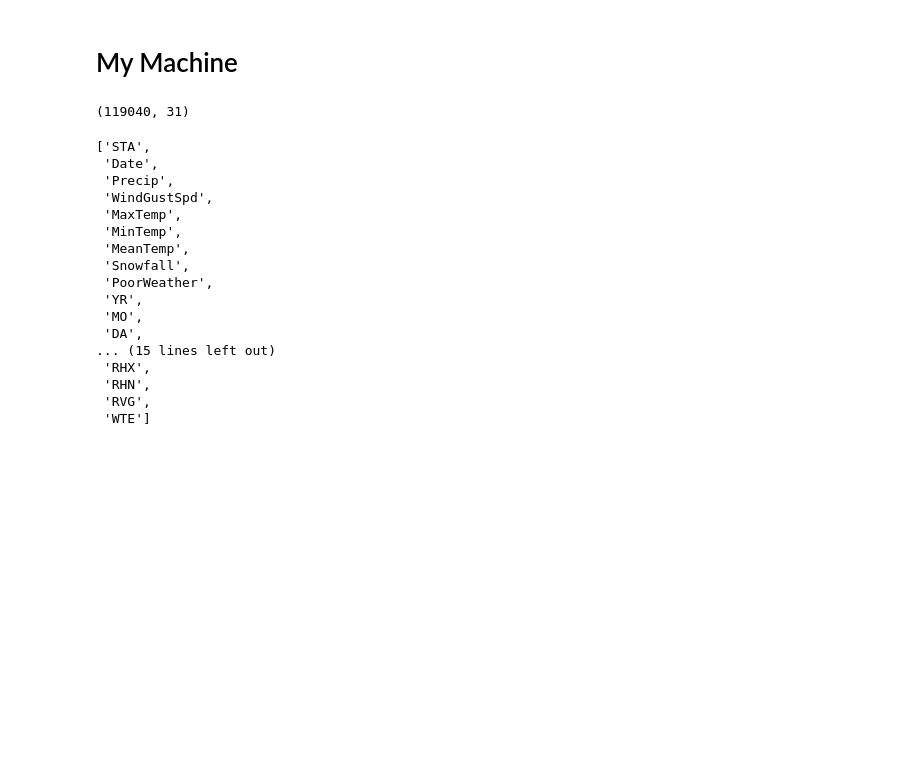
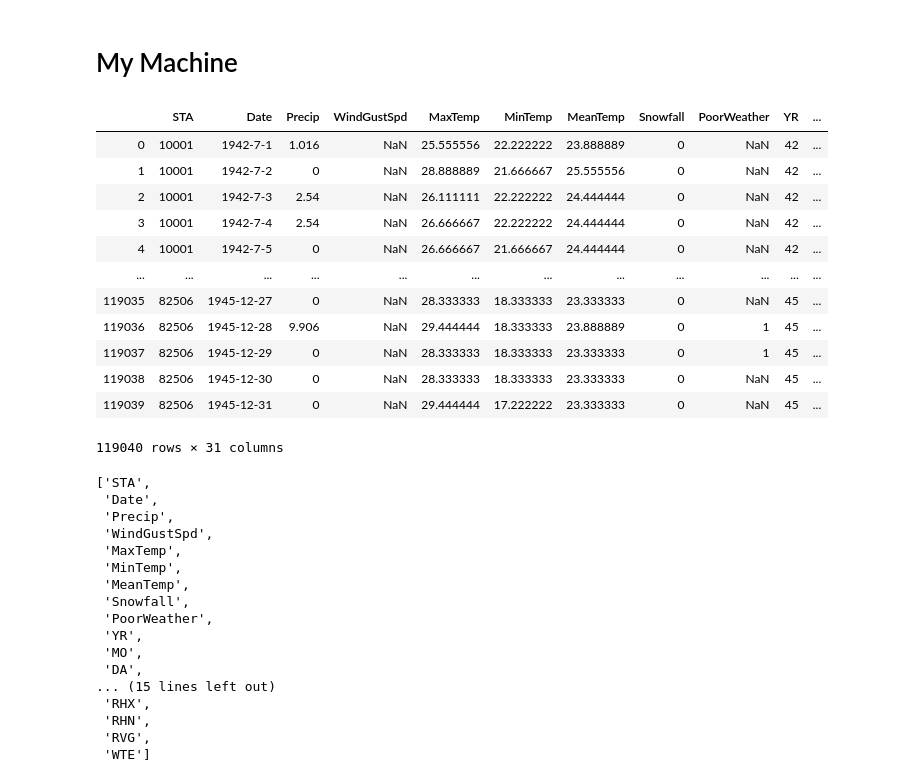
Before and after one commit to avikravi/pythonProblems, a Jupyter notebook: 0_Notes/Machine Learning - Weather Data.ipynb, the cells around one changed output. Cells and saved outputs as stored; diff of their text form; code cells hidden in the pictures; blank space fills up the shorter version.

```diff
--- a/0_Notes/Machine Learning - Weather Data.ipynb
+++ b/0_Notes/Machine Learning - Weather Data.ipynb
@@ -12,9 +12,21 @@ from sklearn import metrics
 # %%
 df = pd.read_csv('Weather.csv')
 # %%
-df.shape
+df
 # %% [output]
+|  | STA | Date | Precip | WindGustSpd | MaxTemp | MinTemp | MeanTemp | Snowfall | PoorWeather | YR | ... |
+| 0 | 10001 | 1942-7-1 | 1.016 | NaN | 25.555556 | 22.222222 | 23.888889 | 0 | NaN | 42 | ... |
+| 1 | 10001 | 1942-7-2 | 0 | NaN | 28.888889 | 21.666667 | 25.555556 | 0 | NaN | 42 | ... |
+| 2 | 10001 | 1942-7-3 | 2.54 | NaN | 26.111111 | 22.222222 | 24.444444 | 0 | NaN | 42 | ... |
+| 3 | 10001 | 1942-7-4 | 2.54 | NaN | 26.666667 | 22.222222 | 24.444444 | 0 | NaN | 42 | ... |
+| 4 | 10001 | 1942-7-5 | 0 | NaN | 26.666667 | 21.666667 | 24.444444 | 0 | NaN | 42 | ... |
+| ... | ... | ... | ... | ... | ... | ... | ... | ... | ... | ... | ... |
+| 119035 | 82506 | 1945-12-27 | 0 | NaN | 28.333333 | 18.333333 | 23.333333 | 0 | NaN | 45 | ... |
+| 119036 | 82506 | 1945-12-28 | 9.906 | NaN | 29.444444 | 18.333333 | 23.888889 | 0 | 1 | 45 | ... |
+| 119037 | 82506 | 1945-12-29 | 0 | NaN | 28.333333 | 18.333333 | 23.333333 | 0 | 1 | 45 | ... |
+| 119038 | 82506 | 1945-12-30 | 0 | NaN | 28.333333 | 18.333333 | 23.333333 | 0 | NaN | 45 | ... |
+| 119039 | 82506 | 1945-12-31 | 0 | NaN | 29.444444 | 17.222222 | 23.333333 | 0 | NaN | 45 | ... |
-(119040, 31)
+119040 rows × 31 columns
 # %%
 list(df)
 # %% [output]
```
Also changed, not shown: 6 other files.
